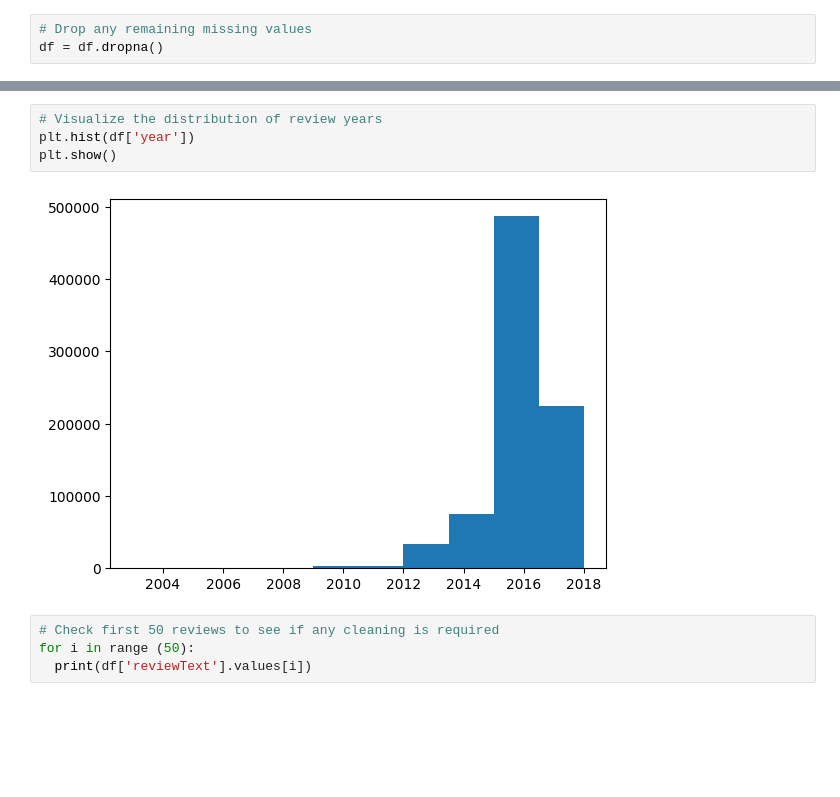
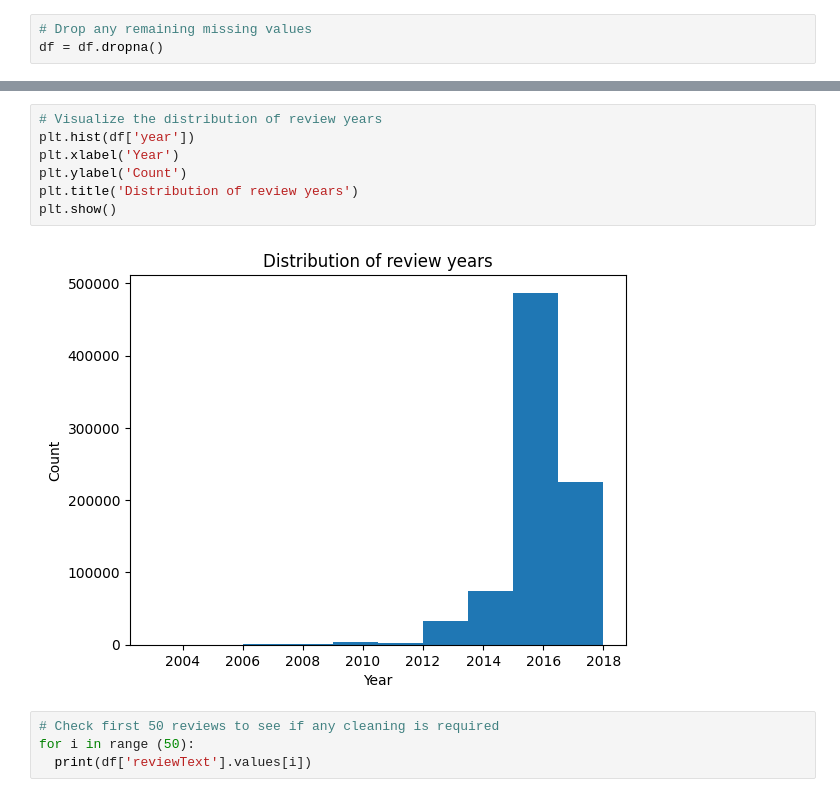
Before and after one commit to minamh9/amazon-review-classification, a Jupyter notebook: Amazon_Review_NaiveBayes.ipynb, the cells around one changed output, grey strips where cells are left out. Saved outputs shown, nothing was run; the diff lists cells and outputs as text; blank space fills up the shorter version.

```diff
--- a/Amazon_Review_NaiveBayes.ipynb
+++ b/Amazon_Review_NaiveBayes.ipynb
@@ -91,9 +86,12 @@ See the caveats in the documentation: https://pandas.pydata.org/pandas-docs/stab
 # %%
 # Visualize the distribution of review years
 plt.hist(df['year'])
+plt.xlabel('Year')
+plt.ylabel('Count')
+plt.title('Distribution of review years')
 plt.show()
 # %% [output]
-[figure, old version]
+[figure, new version]
 # %%
 # Check first 50 reviews to see if any cleaning is required
 for i in range (50):
```
Also changed, not shown: parts of 7 cells of this notebook.
